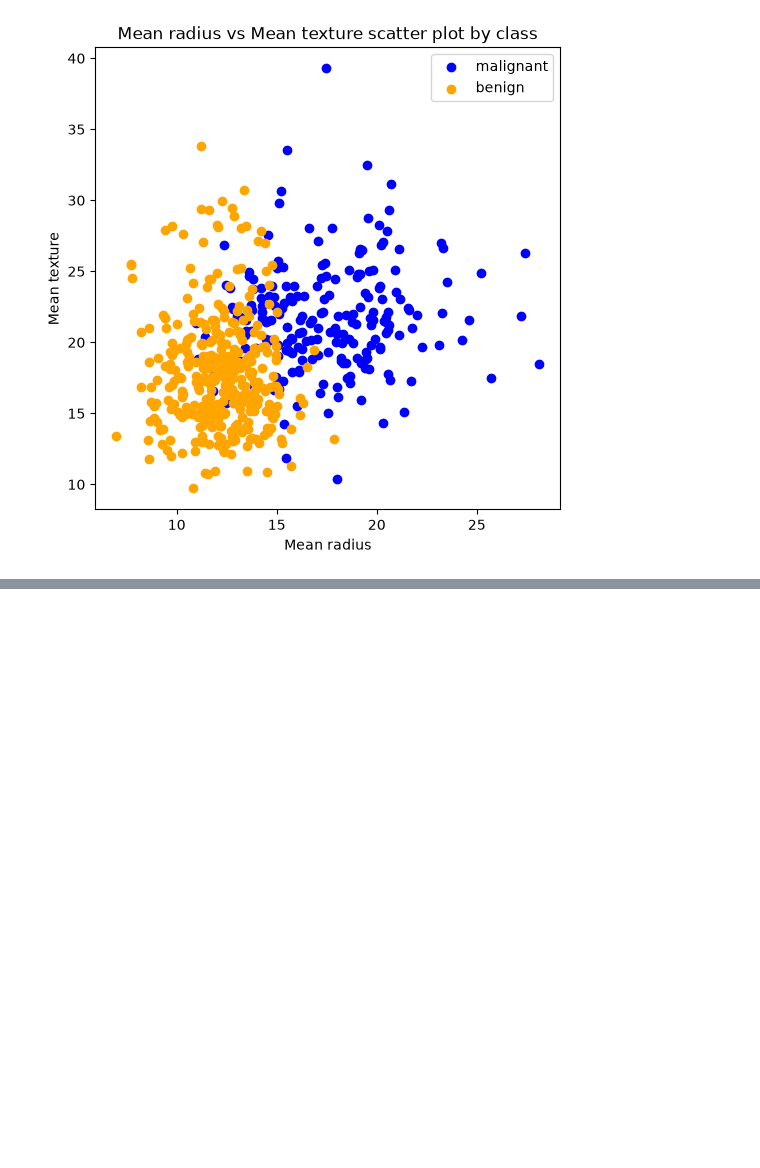
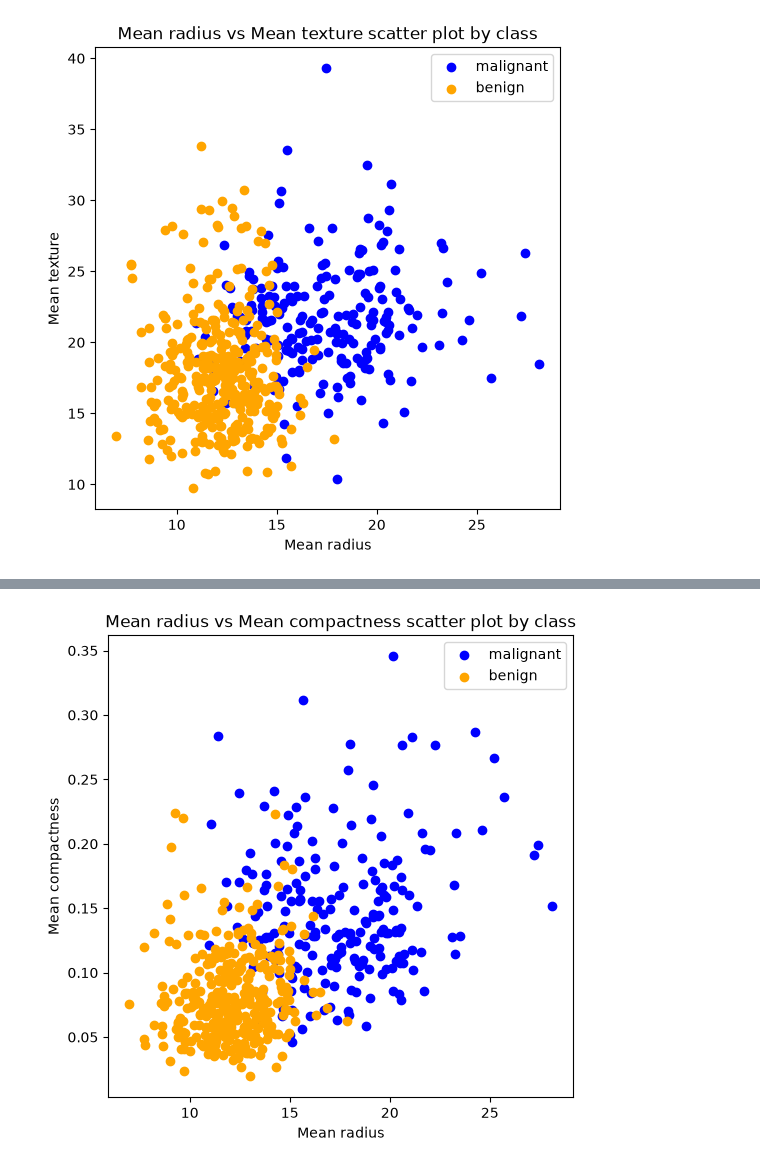
Before and after one commit to johojding/exploratory-analysis, a Jupyter notebook: notebooks/eda.ipynb, the cells around one changed output, grey strips where cells are left out. Cells and saved outputs as stored; diff of their text form; code cells hidden in the pictures; blank space fills up the shorter version.

```diff
--- a/notebooks/eda.ipynb
+++ b/notebooks/eda.ipynb
@@ -72,0 +77,4 @@ fig.savefig("../reports/mean_radius_mean_texture_by_class.png", bbox_inches="tig
+# %%
+fig = plot_scatter_by_class(df, "mean radius", "mean compactness", target_names)
+# %% [output]
+[figure, added]
```
Also changed, not shown: parts of 2 cells of this notebook, 3 other files.
